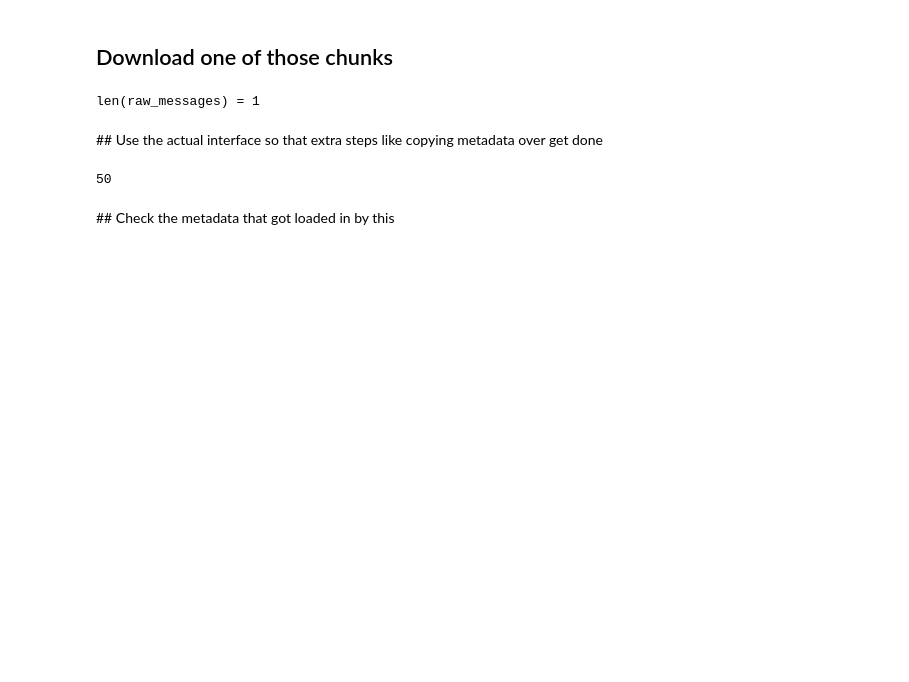
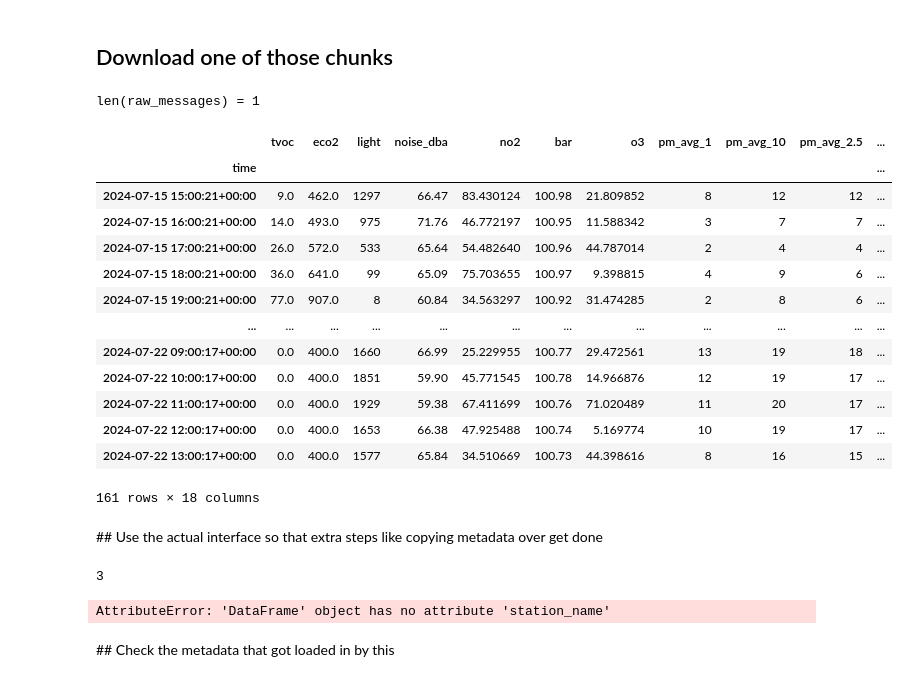
Before and after one commit to ecmwf/IonBeam, a Jupyter notebook: notebooks/testing/debug_source.ipynb, the cells around one changed output. Saved outputs shown, nothing was run; the diff lists cells and outputs as text; code cells hidden in the pictures; blank space fills up the shorter version.

```diff
--- a/notebooks/testing/debug_source.ipynb
+++ b/notebooks/testing/debug_source.ipynb
@@ -144,6 +144,6 @@ now = datetime.now(tz=timezone.utc)
 earlier = now - timedelta(days = 7)
 
 chunk_iterable = source.get_chunks(earlier, now)
-chunks = list(it.islice(chunk_iterable, 5))
+chunks = list(it.islice(chunk_iterable, 20))
 chunks[0].keys()
 # %% [output]
@@ -155,10 +155,28 @@ raw_messages = list(source.download_chunk(chunks[0]))
 print(f"{len(raw_messages) = }")
 # %% [output]
 len(raw_messages) = 1
+# %%
+msg = raw_messages[0]
+msg.data
+# %% [output]
+|  | tvoc | eco2 | light | noise_dba | no2 | bar | o3 | pm_avg_1 | pm_avg_10 | pm_avg_2.5 | ... |
+| time |  |  |  |  |  |  |  |  |  |  | ... |
+| 2024-07-15 15:00:21+00:00 | 9.0 | 462.0 | 1297 | 66.47 | 83.430124 | 100.98 | 21.809852 | 8 | 12 | 12 | ... |
+| 2024-07-15 16:00:21+00:00 | 14.0 | 493.0 | 975 | 71.76 | 46.772197 | 100.95 | 11.588342 | 3 | 7 | 7 | ... |
+| 2024-07-15 17:00:21+00:00 | 26.0 | 572.0 | 533 | 65.64 | 54.482640 | 100.96 | 44.787014 | 2 | 4 | 4 | ... |
+| 2024-07-15 18:00:21+00:00 | 36.0 | 641.0 | 99 | 65.09 | 75.703655 | 100.97 | 9.398815 | 4 | 9 | 6 | ... |
+| 2024-07-15 19:00:21+00:00 | 77.0 | 907.0 | 8 | 60.84 | 34.563297 | 100.92 | 31.474285 | 2 | 8 | 6 | ... |
+| ... | ... | ... | ... | ... | ... | ... | ... | ... | ... | ... | ... |
+| 2024-07-22 09:00:17+00:00 | 0.0 | 400.0 | 1660 | 66.99 | 25.229955 | 100.77 | 29.472561 | 13 | 19 | 18 | ... |
+| 2024-07-22 10:00:17+00:00 | 0.0 | 400.0 | 1851 | 59.90 | 45.771545 | 100.78 | 14.966876 | 12 | 19 | 17 | ... |
+| 2024-07-22 11:00:17+00:00 | 0.0 | 400.0 | 1929 | 59.38 | 67.411699 | 100.76 | 71.020489 | 11 | 20 | 17 | ... |
+| 2024-07-22 12:00:17+00:00 | 0.0 | 400.0 | 1653 | 66.38 | 47.925488 | 100.74 | 5.169774 | 10 | 19 | 17 | ... |
+| 2024-07-22 13:00:17+00:00 | 0.0 | 400.0 | 1577 | 65.84 | 34.510669 | 100.73 | 44.398616 | 8 | 16 | 15 | ... |
+161 rows × 18 columns
 # %% [markdown]
 ## Use the actual interface so that extra steps like copying metadata over get done
 # %%
-raw_messages = list(it.islice(source.generate(), 50))
+raw_messages = list(it.islice(source.generate(), 5))
 len(raw_messages)
 # %% [output]
-50
+3
@@ -165,3 +187,7 @@ len(raw_messages)
+# %%
+raw_messages[0].data.station_name
+# %% [output]
+AttributeError: 'DataFrame' object has no attribute 'station_name'
 # %% [markdown]
 ## Check the metadata that got loaded in by this
 # %%
```
Also changed, not shown: parts of 12 cells of this notebook, 2 other files.
